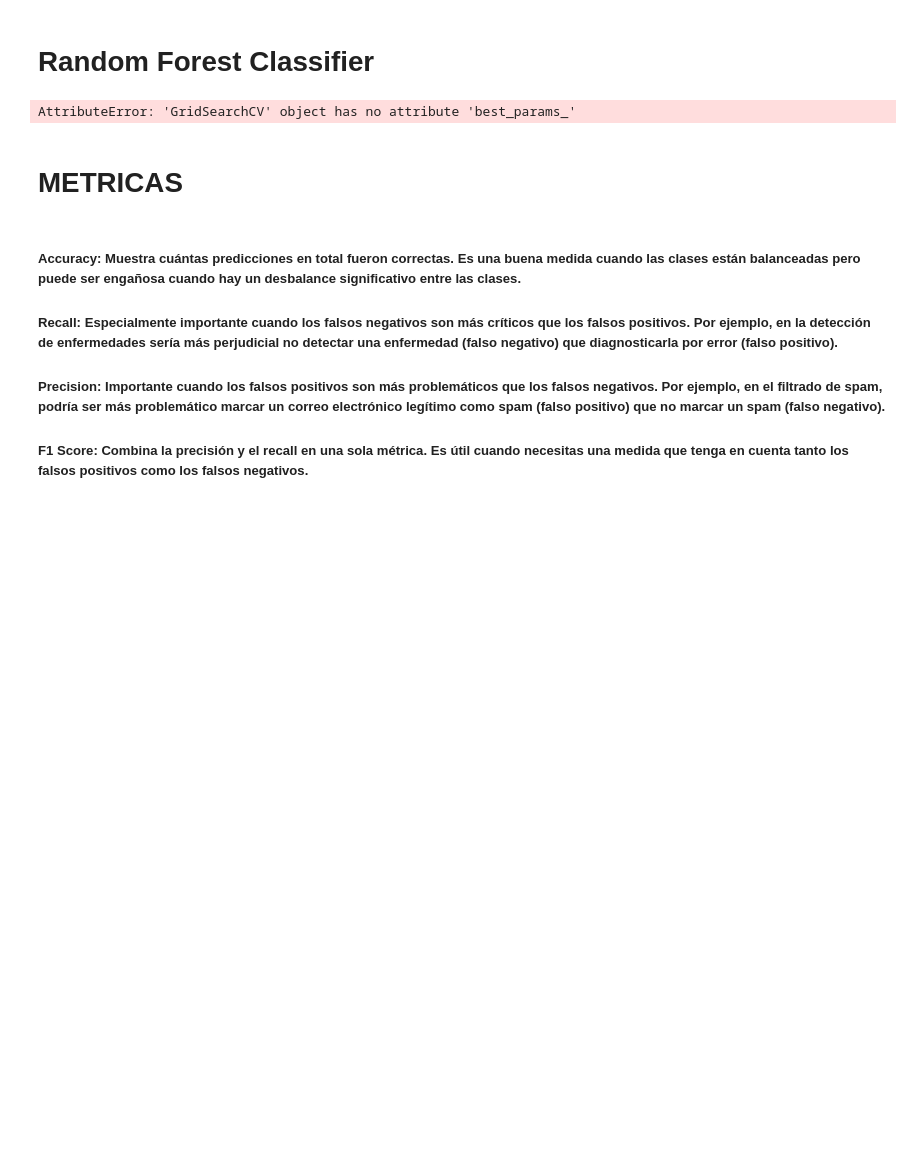
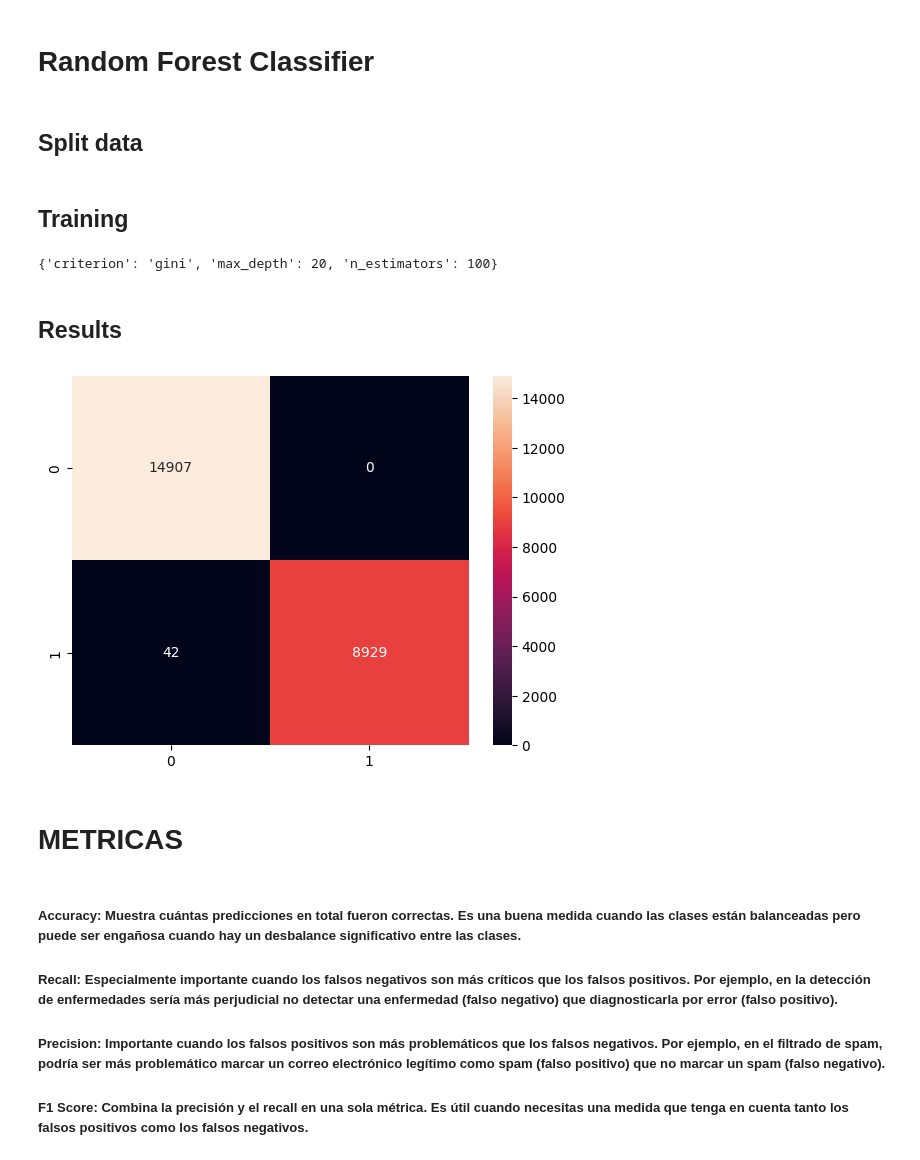
Before and after one commit to arcierim/data-mining-project, a Jupyter notebook: src/RadomForestClassifier.ipynb, the cells around one changed output. Cells and saved outputs as stored; diff of their text form; code cells hidden in the pictures; blank space fills up the shorter version.

```diff
--- a/src/RadomForestClassifier.ipynb
+++ b/src/RadomForestClassifier.ipynb
@@ -138,39 +124,8 @@ df_output = data_preprocessed['is_canceled']
+# %%
+df_input = data_preprocessed.drop(['is_canceled'], axis=1)
+df_output = data_preprocessed['is_canceled']
 # %% [markdown]
 <h1>Random Forest Classifier
 </h1>
-# %%
-from sklearn.model_selection import train_test_split
-from sklearn.ensemble import RandomForestClassifier
-from sklearn.metrics import accuracy_score, confusion_matrix
-import seaborn as sns
-import matplotlib.pyplot as plt
-from sklearn.model_selection import GridSearchCV
-
-
-
-X_train, X_test, y_train, y_test = train_test_split(df_input, df_output, test_size=0.2, random_state=42)
-
-param_grid = {'n_estimators': list(range(10, 150, 10))}
-rf = RandomForestClassifier(random_state=42)
-clf = GridSearchCV(estimator=rf, param_grid=param_grid, cv=5, scoring='accuracy', n_jobs=-1)
-
-best_n_estimators = clf.best_params_['n_estimators']
-print(best_n_estimators)
-
-clf.fit(X_train, y_train)
-
-y_pred = clf.predict(X_test)
-
-print(f"Accuracy: {accuracy_score(y_test, y_pred)}")
-
-
-matriz_confusion = confusion_matrix(y_test, y_pred)
-
-
-sns.heatmap(matriz_confusion, annot=True, fmt='d', cmap='Blues', cbar=False)
-plt.xlabel('Predicción')
-plt.ylabel('Realidad')
-plt.title('Matriz de Confusión')
-plt.show()
-# %% [output]
-AttributeError: 'GridSearchCV' object has no attribute 'best_params_'
+# %% [markdown]
+## Split data
@@ -177,3 +135,41 @@ AttributeError: 'GridSearchCV' object has no attribute 'best_params_'
+# %% [markdown]
+## Training
+# %%
+from sklearn.ensemble import RandomForestClassifier
+from sklearn.model_selection import GridSearchCV
+
+grid_rf = {'n_estimators': [100, 200, 300],
+            'criterion': ['gini', 'entropy', 'log_loss'],
+            'max_depth': list(range(10, 100, 10)),
+}
+
+rf = RandomForestClassifier(random_state=42)
+
+grid_search = GridSearchCV(estimator=rf, param_grid=grid_rf, cv=5, n_jobs=-1)
+
+grid_search.fit(X_train, y_train);
+# %%
+best_params = grid_search.best_params_
+print(best_params) # {'criterion': 'gini', 'max_depth': 20, 'n_estimators': 200}
+# %% [output]
+{'criterion': 'gini', 'max_depth': 20, 'n_estimators': 100}
+# %% [markdown]
+## Results
+# %%
+best_rf = RandomForestClassifier(n_estimators=best_params['n_estimators'], criterion=best_params['criterion'], max_depth=best_params['max_depth'], random_state=42)
+best_rf.fit(X_train, y_train);
+# %%
+from sklearn.metrics import confusion_matrix
+import seaborn as sns
+import matplotlib.pyplot as plt
+
+y_pred = best_rf.predict(X_test)
+
+cm = confusion_matrix(y_test, y_pred)
+sns.heatmap(cm, annot=True, fmt='d')
+plt.show()
+# %% [output]
+[figure, added]
 # %% [markdown]
 <h1>METRICAS</h1>
 # %% [markdown]
```
Also changed, not shown: parts of 12 cells of this notebook.
